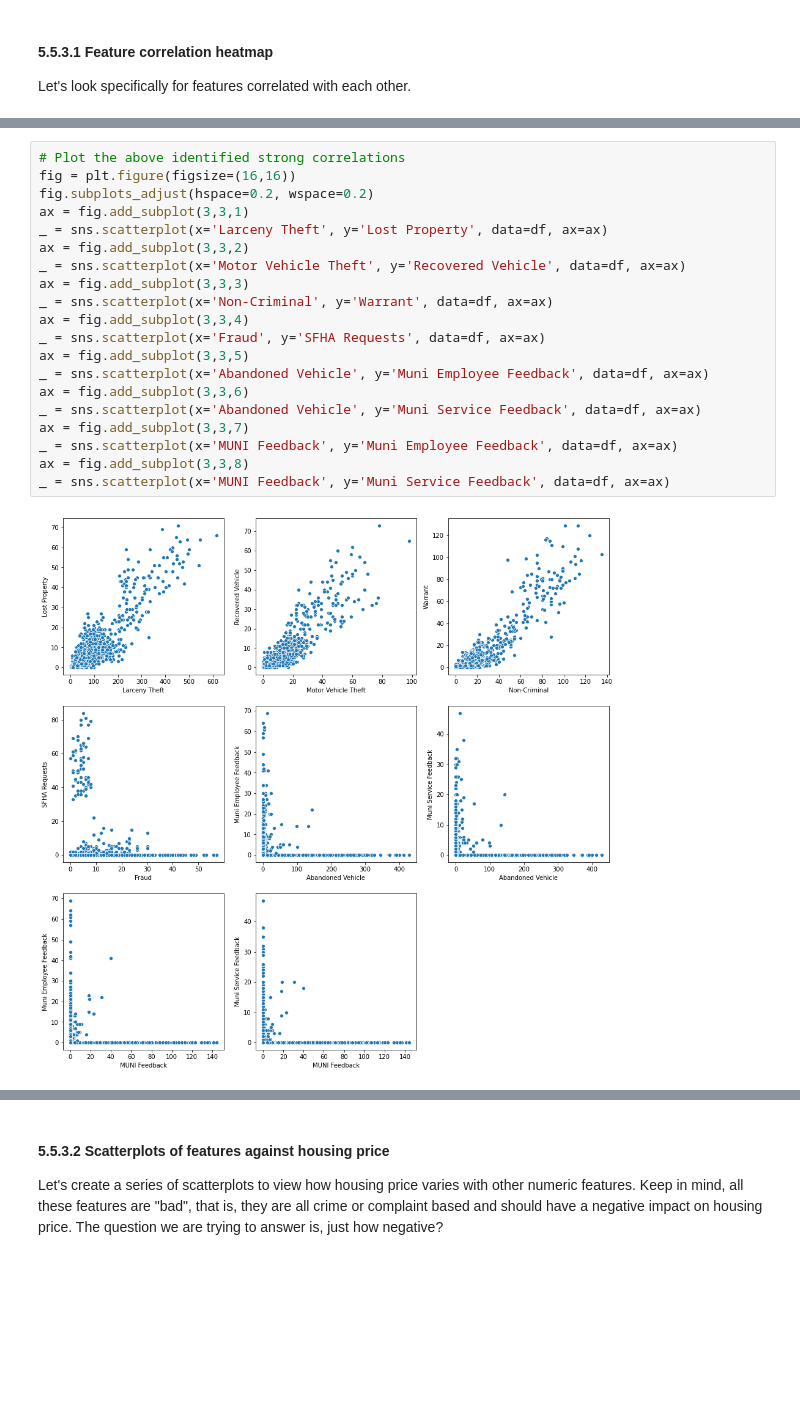
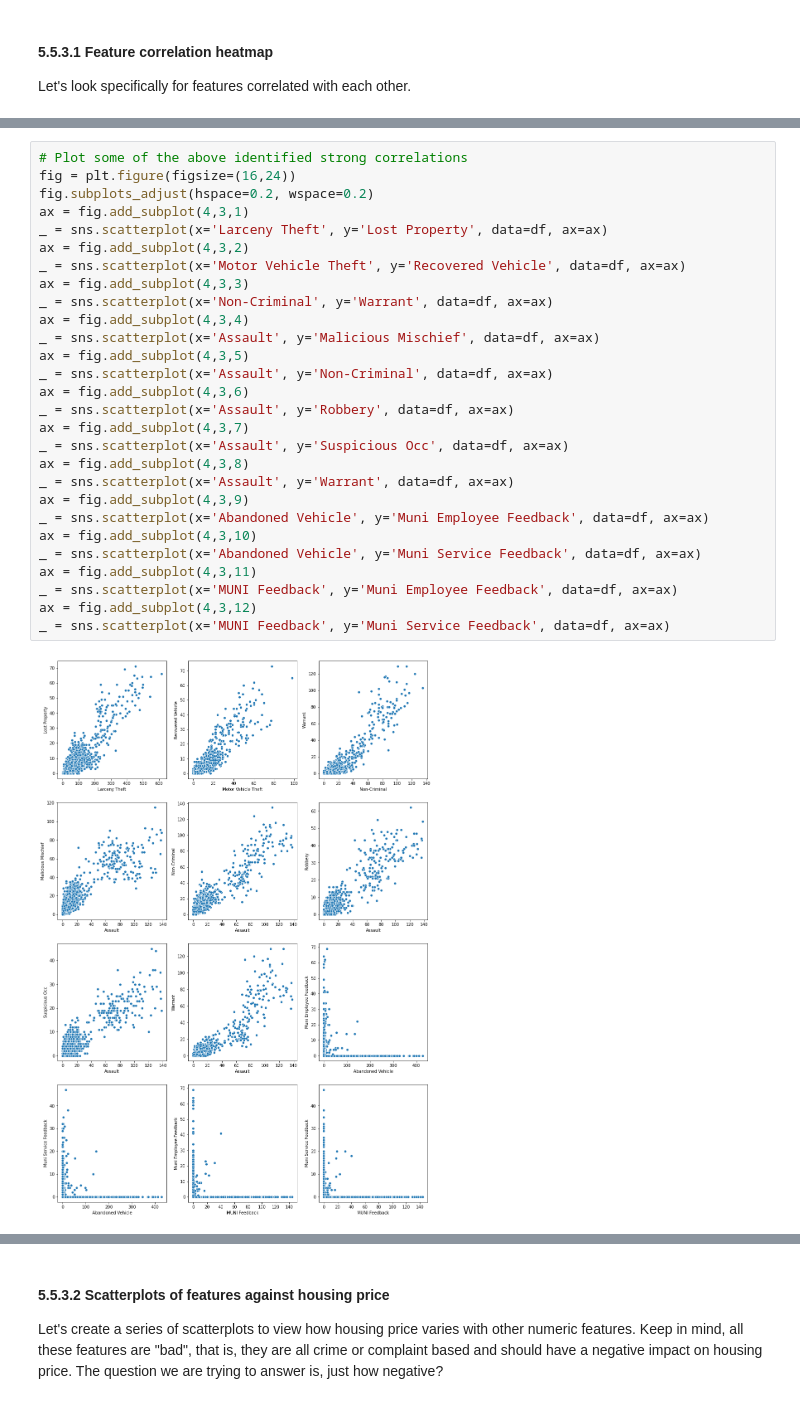
Before and after one commit to fontainelam/SF-PoliceIncidents-311-Housing, a Jupyter notebook: 05 - Exploratory Data Analysis.ipynb, the cells around one changed output, grey strips where cells are left out. Drawn from its saved outputs; the diff is of its cells as text; blank space fills up the shorter version.

```diff
--- a/05 - Exploratory Data Analysis.ipynb
+++ b/05 - Exploratory Data Analysis.ipynb
@@ -328,25 +394,33 @@ Some of the features with strong correlations to each other are:
 # %%
-# Plot the above identified strong correlations
-fig = plt.figure(figsize=(16,16))
+# Plot some of the above identified strong correlations
+fig = plt.figure(figsize=(16,24))
 fig.subplots_adjust(hspace=0.2, wspace=0.2)
-ax = fig.add_subplot(3,3,1)
+ax = fig.add_subplot(4,3,1)
 _ = sns.scatterplot(x='Larceny Theft', y='Lost Property', data=df, ax=ax)
-ax = fig.add_subplot(3,3,2)
+ax = fig.add_subplot(4,3,2)
 _ = sns.scatterplot(x='Motor Vehicle Theft', y='Recovered Vehicle', data=df, ax=ax)
-ax = fig.add_subplot(3,3,3)
+ax = fig.add_subplot(4,3,3)
 _ = sns.scatterplot(x='Non-Criminal', y='Warrant', data=df, ax=ax)
-ax = fig.add_subplot(3,3,4)
-_ = sns.scatterplot(x='Fraud', y='SFHA Requests', data=df, ax=ax)
-ax = fig.add_subplot(3,3,5)
+ax = fig.add_subplot(4,3,4)
+_ = sns.scatterplot(x='Assault', y='Malicious Mischief', data=df, ax=ax)
+ax = fig.add_subplot(4,3,5)
+_ = sns.scatterplot(x='Assault', y='Non-Criminal', data=df, ax=ax)
+ax = fig.add_subplot(4,3,6)
+_ = sns.scatterplot(x='Assault', y='Robbery', data=df, ax=ax)
+ax = fig.add_subplot(4,3,7)
+_ = sns.scatterplot(x='Assault', y='Suspicious Occ', data=df, ax=ax)
+ax = fig.add_subplot(4,3,8)
+_ = sns.scatterplot(x='Assault', y='Warrant', data=df, ax=ax)
+ax = fig.add_subplot(4,3,9)
 _ = sns.scatterplot(x='Abandoned Vehicle', y='Muni Employee Feedback', data=df, ax=ax)
-ax = fig.add_subplot(3,3,6)
+ax = fig.add_subplot(4,3,10)
 _ = sns.scatterplot(x='Abandoned Vehicle', y='Muni Service Feedback', data=df, ax=ax)
-ax = fig.add_subplot(3,3,7)
+ax = fig.add_subplot(4,3,11)
 _ = sns.scatterplot(x='MUNI Feedback', y='Muni Employee Feedback', data=df, ax=ax)
-ax = fig.add_subplot(3,3,8)
+ax = fig.add_subplot(4,3,12)
 _ = sns.scatterplot(x='MUNI Feedback', y='Muni Service Feedback', data=df, ax=ax)
 # %% [output]
-[figure, old version]
+[figure, new version]
 # %% [markdown]
 As we suspected, the strongest negative correlations do not indicate much. However, the positive correlations can indeed be interpreted:
   * San Francisco has a lot of vehicle break-ins, as well as vehicle thefts.
```
Also changed, not shown: parts of 34 cells of this notebook.
